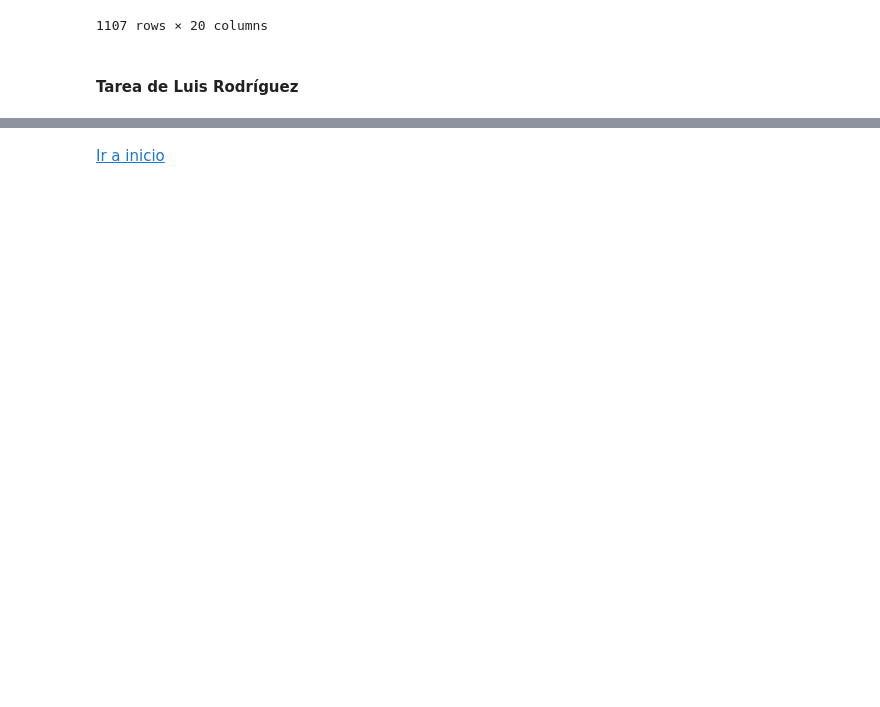
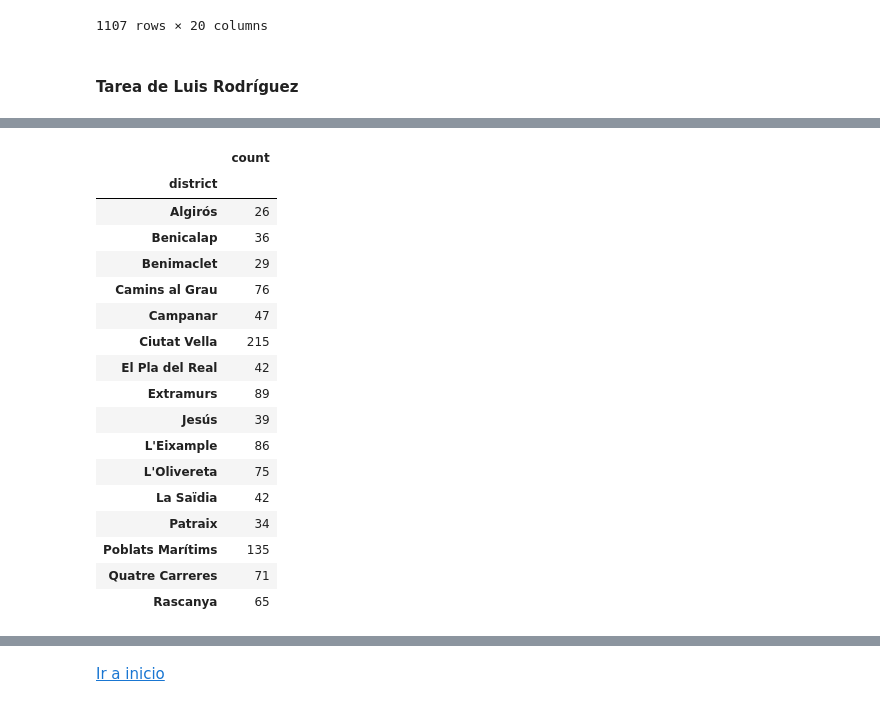
Before and after one commit to Nomadas-Digitales/nomadas-data, a Jupyter notebook: src/EnriquecerDatasets.ipynb, the cells around one changed output, grey strips where cells are left out. Cells and saved outputs as stored; diff of their text form; code cells hidden in the pictures; blank space fills up the shorter version.

Commit message:
Enriquecer el datadest home_valencia con distancia a playa y hacer calculo de viviendas por distrito y barrio

```diff
--- a/src/EnriquecerDatasets.ipynb
+++ b/src/EnriquecerDatasets.ipynb
@@ -124,8 +177,8 @@ def distance(self, longitud1, latitud1, longitud2, latitud2):
 
 Guardar el resultado en el fichero **home_valencia_2.csv** para no machacar el fichero **home_valencia.csv**.
 # %%
-nomadas_val_df = pd.read_csv(os.path.join(DATA_PATH, 'home_valencia.csv'))
-nomadas_val_df
+home_valencia_df = pd.read_csv(os.path.join(DATA_PATH, 'home_valencia.csv'))
+home_valencia_df
 # %% [output]
 |  | propertyCode | address | province | city | district | country | neighborhood | latitude | longitude | ... |
 | 0 | 93713058 | Calle Doctor Nicasio Benlloch | Valencia | Valencia | Benicalap | España | Benicalap | 39.489125 | -0.397384 | ... |
@@ -142,0 +196,24 @@ nomadas_val_df
+# %%
+# Número de viviendas por distrito
+count_districts = home_valencia_df[['district','idCity']].groupby('district').count()
+count_districts.rename(columns={"idCity": "count"}, inplace=True)
+count_districts
+# %% [output]
+|  | count |
+| district |  |
+| Algirós | 26 |
+| Benicalap | 36 |
+| Benimaclet | 29 |
+| Camins al Grau | 76 |
+| Campanar | 47 |
+| Ciutat Vella | 215 |
+| El Pla del Real | 42 |
+| Extramurs | 89 |
+| Jesús | 39 |
+| L'Eixample | 86 |
+| L'Olivereta | 75 |
+| La Saïdia | 42 |
+| Patraix | 34 |
+| Poblats Marítims | 135 |
+| Quatre Carreres | 71 |
+| Rascanya | 65 |
```
Also changed, not shown: parts of 12 cells of this notebook, 1 other file.
